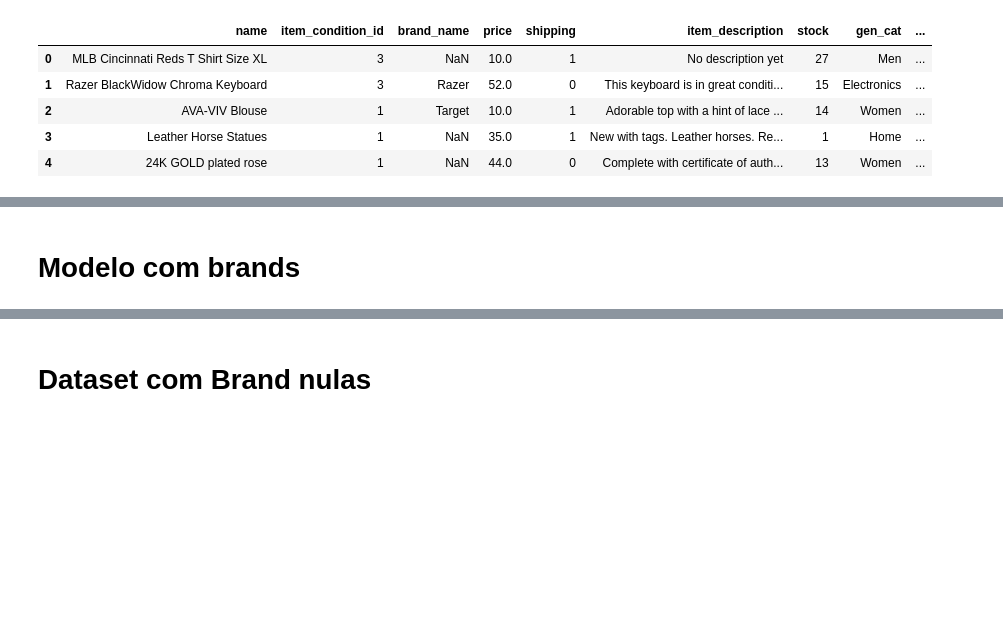
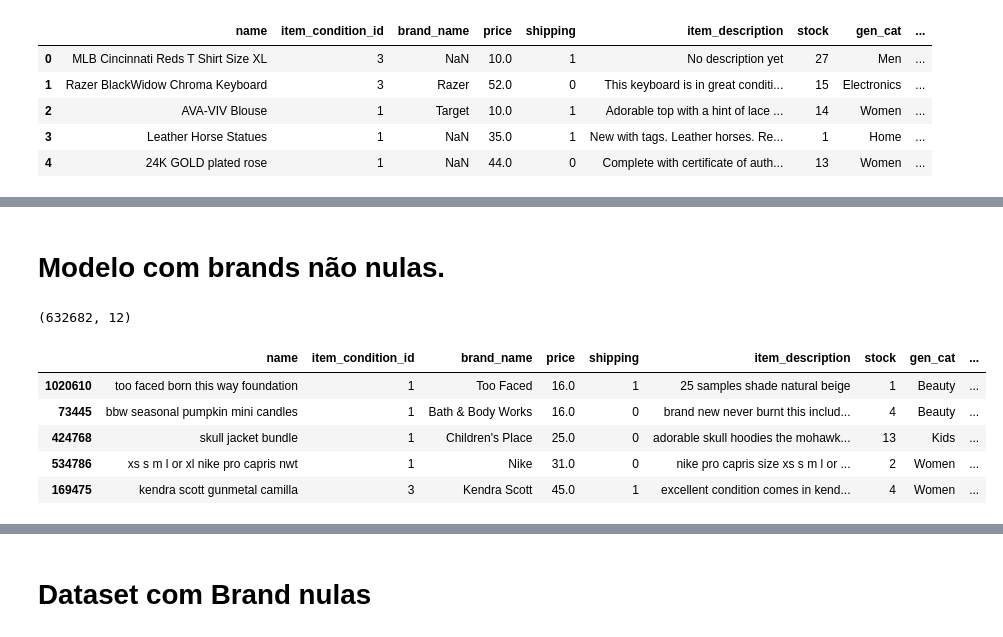
Before and after one commit to anachavesv8/Bootcamp_Blue, a Jupyter notebook: Mercari Price Suggestion Challenge/notebooks/Hipotese1 - Brand_price.ipynb, the cells around one changed output, grey strips where cells are left out. Cells and saved outputs as stored; diff of their text form; code cells hidden in the pictures; blank space fills up the shorter version.

```diff
--- a/Mercari Price Suggestion Challenge/notebooks/Hipotese1 - Brand_price.ipynb
+++ b/Mercari Price Suggestion Challenge/notebooks/Hipotese1 - Brand_price.ipynb
@@ -77,4 +48,4 @@ rfr = RandomForestRegressor(n_estimators=100, n_jobs=-1)
 # %% [markdown]
-#   Modelo com brands
+#   Modelo com brands não nulas.
 # %%
 Train_with_brand = train.dropna(subset="brand_name") #Dropando todas as linhas nulas  em brand,nesse modelo só teremos valores não nulos para essa coluna
@@ -81,3 +54,15 @@ Train_with_brand = train.dropna(subset="brand_name") #Dropando todas as linhas n
+# %%
+print(Train_with_brand.shape)
+
+Train_with_brand.head()
+# %% [output]
+(632682, 12)
+|  | name | item_condition_id | brand_name | price | shipping | item_description | stock | gen_cat | ... |
+| 1020610 | too faced born this way foundation | 1 | Too Faced | 16.0 | 1 | 25 samples shade natural beige | 1 | Beauty | ... |
+| 73445 | bbw seasonal pumpkin mini candles | 1 | Bath & Body Works | 16.0 | 0 | brand new never burnt this includ... | 4 | Beauty | ... |
+| 424768 | skull jacket bundle | 1 | Children's Place | 25.0 | 0 | adorable skull hoodies the mohawk... | 13 | Kids | ... |
+| 534786 | xs s m l or xl nike pro capris nwt | 1 | Nike | 31.0 | 0 | nike pro capris size xs s m l or ... | 2 | Women | ... |
+| 169475 | kendra scott gunmetal camilla | 3 | Kendra Scott | 45.0 | 1 | excellent condition comes in kend... | 4 | Women | ... |
 # %%
 X1 = Train_with_brand.drop("price", axis = 1)
 y1 = Train_with_brand["price"]
```
Also changed, not shown: parts of 45 cells of this notebook.
